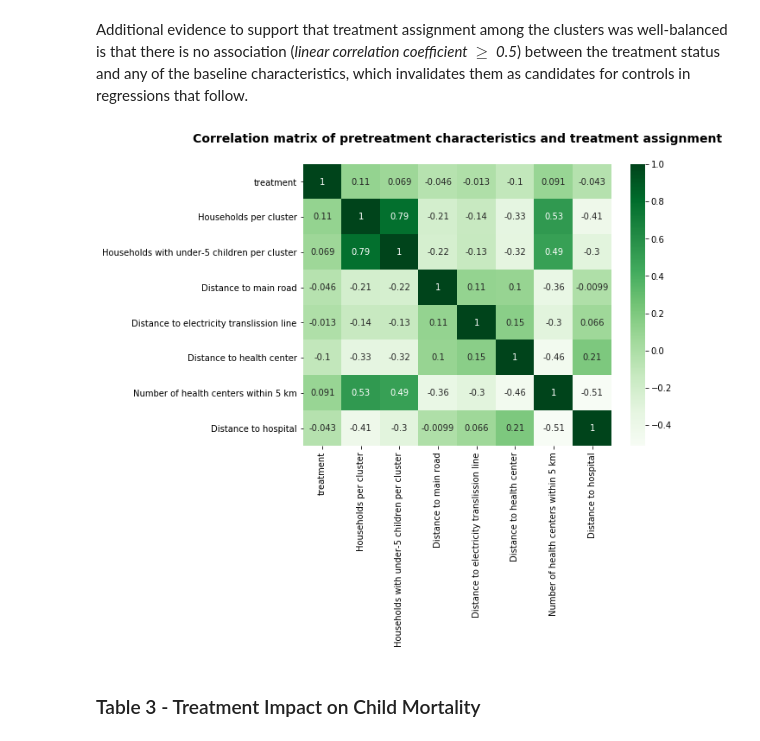
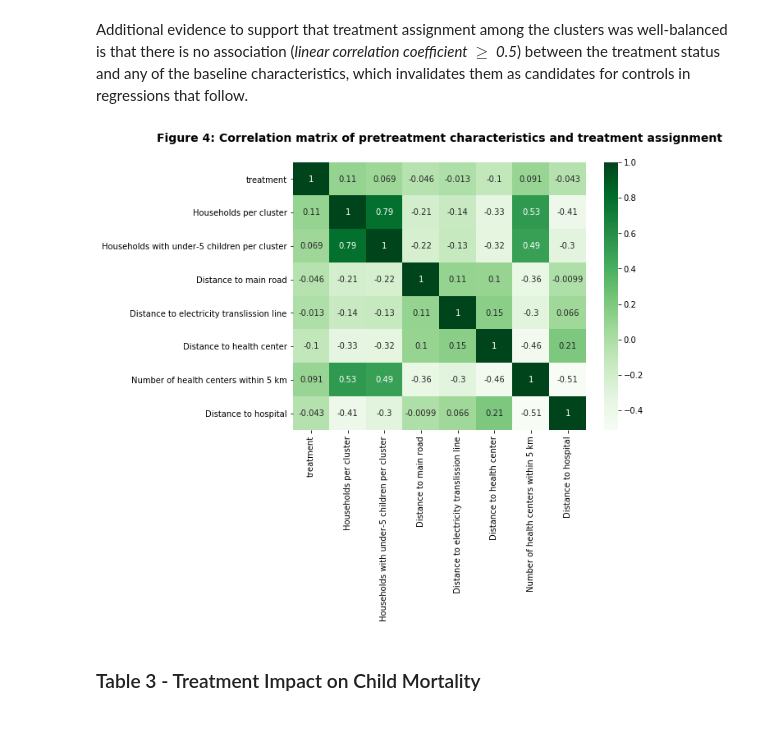
Before and after one commit to madinajapakhova/Project-replication, a Jupyter notebook: MJapakhova project(replication).ipynb, the cells around one changed output. Drawn from its saved outputs; the diff is of its cells as text; code cells hidden in the pictures.

```diff
--- a/MJapakhova project(replication).ipynb
+++ b/MJapakhova project(replication).ipynb
@@ -230,21 +234,21 @@ Additional evidence to support that treatment assignment among the clusters was
 # %%
 plt.figure(figsize=(8,6))
 cor = pretrials.corr()
 labels = ["treatment", "Households per cluster", "Households with under-5 children per cluster",
                               "Distance to main road",
                               "Distance to electricity translission line",
                               "Distance to health center",
                               "Number of health centers within 5 km",
                               "Distance to hospital",]
 ax = sns.heatmap(cor, annot = True, cmap=plt.cm.Greens)
 ax.set_xticklabels(labels,fontsize=10)
 ax.set_yticklabels(labels,fontsize=10)
 rcParams['axes.titlepad'] = 25 # space between the title and the matrix
-ax.set_title(r'Correlation matrix of pretreatment characteristics and treatment assignment',
+ax.set_title(r'Figure 4: Correlation matrix of pretreatment characteristics and treatment assignment',
              fontsize = 14, fontweight = 'bold')
 plt.show()
 # %% [output]
-[figure, old version]
+[figure, new version]
 # %% [markdown]
 ### Table 3 - Treatment Impact on Child Mortality
 # %%
```
Also changed, not shown: parts of 5 cells of this notebook.
